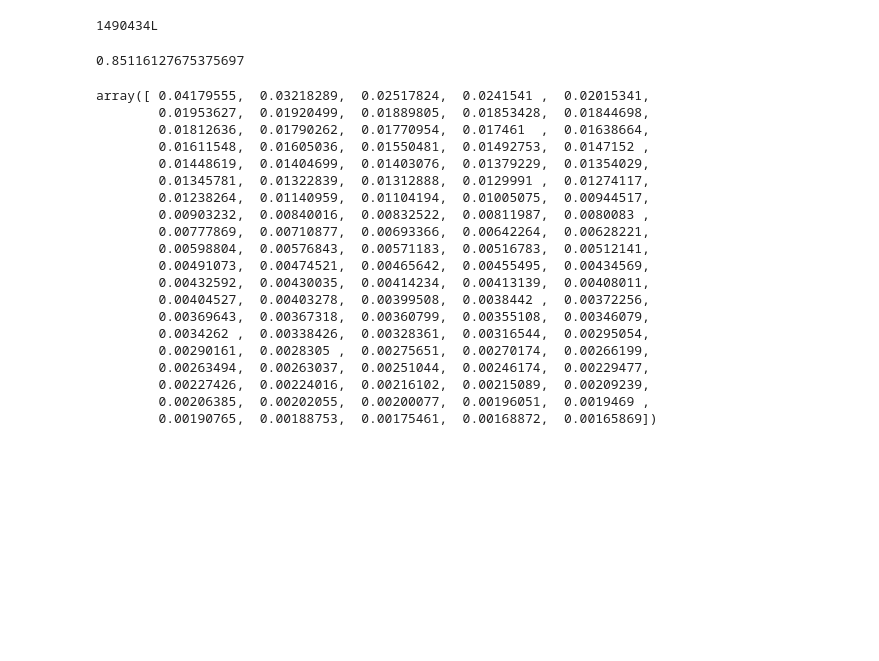
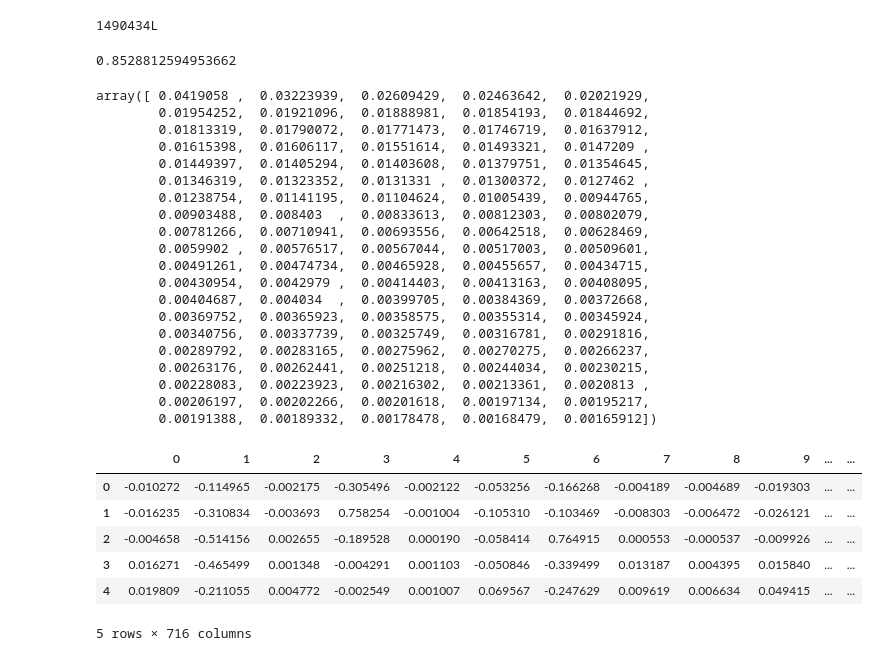
Before and after one commit to WillBishop12/DSInt, a Jupyter notebook: Data Story revamp for Capstone Milestone Report.ipynb, the cells around one changed output. Drawn from its saved outputs; the diff is of its cells as text; code cells hidden in the pictures; blank space fills up the shorter version.

```diff
--- a/Data Story revamp for Capstone Milestone Report.ipynb
+++ b/Data Story revamp for Capstone Milestone Report.ipynb
@@ -1036,9 +915,10 @@ ipca10.get_params()
 #Try IPCA with 100 components now
 ipca100 = IncrementalPCA(n_components=100, batch_size=100000, copy=False)
 # %%
+"""RUN IPCA WITH 100 COMPONENTS"""
 for k in range(len(Dummies) // 100000 + 1):
     X, y = Xframes[k], Yframes[k]
-    ipca100.partial_fit(X, y)
+    #ipca100.partial_fit(X, y)
 # %%
 ipca100.n_samples_seen_
 # %% [output]
@@ -1046,27 +926,38 @@ ipca100.n_samples_seen_
 # %%
 sum(ipca100.explained_variance_ratio_)
 # %% [output]
-0.85116127675375697
+0.8528812594953662
 # %%
 ipca100.explained_variance_ratio_
 # %% [output]
-array([ 0.04179555,  0.03218289,  0.02517824,  0.0241541 ,  0.02015341,
-        0.01953627,  0.01920499,  0.01889805,  0.01853428,  0.01844698,
-        0.01812636,  0.01790262,  0.01770954,  0.017461  ,  0.01638664,
-        0.01611548,  0.01605036,  0.01550481,  0.01492753,  0.0147152 ,
-        0.01448619,  0.01404699,  0.01403076,  0.01379229,  0.01354029,
-        0.01345781,  0.01322839,  0.01312888,  0.0129991 ,  0.01274117,
-        0.01238264,  0.01140959,  0.01104194,  0.01005075,  0.00944517,
-        0.00903232,  0.00840016,  0.00832522,  0.00811987,  0.0080083 ,
-        0.00777869,  0.00710877,  0.00693366,  0.00642264,  0.00628221,
-        0.00598804,  0.00576843,  0.00571183,  0.00516783,  0.00512141,
-        0.00491073,  0.00474521,  0.00465642,  0.00455495,  0.00434569,
-        0.00432592,  0.00430035,  0.00414234,  0.00413139,  0.00408011,
-        0.00404527,  0.00403278,  0.00399508,  0.0038442 ,  0.00372256,
-        0.00369643,  0.00367318,  0.00360799,  0.00355108,  0.00346079,
-        0.0034262 ,  0.00338426,  0.00328361,  0.00316544,  0.00295054,
-        0.00290161,  0.0028305 ,  0.00275651,  0.00270174,  0.00266199,
-        0.00263494,  0.00263037,  0.00251044,  0.00246174,  0.00229477,
-        0.00227426,  0.00224016,  0.00216102,  0.00215089,  0.00209239,
-        0.00206385,  0.00202055,  0.00200077,  0.00196051,  0.0019469 ,
-        0.00190765,  0.00188753,  0.00175461,  0.00168872,  0.00165869])
+array([ 0.0419058 ,  0.03223939,  0.02609429,  0.02463642,  0.02021929,
+        0.01954252,  0.01921096,  0.01888981,  0.01854193,  0.01844692,
+        0.01813319,  0.01790072,  0.01771473,  0.01746719,  0.01637912,
+        0.01615398,  0.01606117,  0.01551614,  0.01493321,  0.0147209 ,
+        0.01449397,  0.01405294,  0.01403608,  0.01379751,  0.01354645,
+        0.01346319,  0.01323352,  0.0131331 ,  0.01300372,  0.0127462 ,
+        0.01238754,  0.01141195,  0.01104624,  0.01005439,  0.00944765,
+        0.00903488,  0.008403  ,  0.00833613,  0.00812303,  0.00802079,
+        0.00781266,  0.00710941,  0.00693556,  0.00642518,  0.00628469,
+        0.0059902 ,  0.00576517,  0.00567044,  0.00517003,  0.00509601,
+        0.00491261,  0.00474734,  0.00465928,  0.00455657,  0.00434715,
+        0.00430954,  0.0042979 ,  0.00414403,  0.00413163,  0.00408095,
+        0.00404687,  0.004034  ,  0.00399705,  0.00384369,  0.00372668,
+        0.00369752,  0.00365923,  0.00358575,  0.00355314,  0.00345924,
+        0.00340756,  0.00337739,  0.00325749,  0.00316781,  0.00291816,
+        0.00289792,  0.00283165,  0.00275962,  0.00270275,  0.00266237,
+        0.00263176,  0.00262441,  0.00251218,  0.00244034,  0.00230215,
+        0.00228083,  0.00223923,  0.00216302,  0.00213361,  0.0020813 ,
+        0.00206197,  0.00202266,  0.00201618,  0.00197134,  0.00195217,
+        0.00191388,  0.00189332,  0.00178478,  0.00168479,  0.00165912])
+# %%
+IPCA100DF = pd.DataFrame(ipca100.components_)
+IPCA100DF.head()
+# %% [output]
+|  | 0 | 1 | 2 | 3 | 4 | 5 | 6 | 7 | 8 | 9 | ... | ... |
+| 0 | -0.010272 | -0.114965 | -0.002175 | -0.305496 | -0.002122 | -0.053256 | -0.166268 | -0.004189 | -0.004689 | -0.019303 | ... | ... |
+| 1 | -0.016235 | -0.310834 | -0.003693 | 0.758254 | -0.001004 | -0.105310 | -0.103469 | -0.008303 | -0.006472 | -0.026121 | ... | ... |
+| 2 | -0.004658 | -0.514156 | 0.002655 | -0.189528 | 0.000190 | -0.058414 | 0.764915 | 0.000553 | -0.000537 | -0.009926 | ... | ... |
+| 3 | 0.016271 | -0.465499 | 0.001348 | -0.004291 | 0.001103 | -0.050846 | -0.339499 | 0.013187 | 0.004395 | 0.015840 | ... | ... |
+| 4 | 0.019809 | -0.211055 | 0.004772 | -0.002549 | 0.001007 | 0.069567 | -0.247629 | 0.009619 | 0.006634 | 0.049415 | ... | ... |
+5 rows × 716 columns
```
Also changed, not shown: parts of 93 cells of this notebook.
